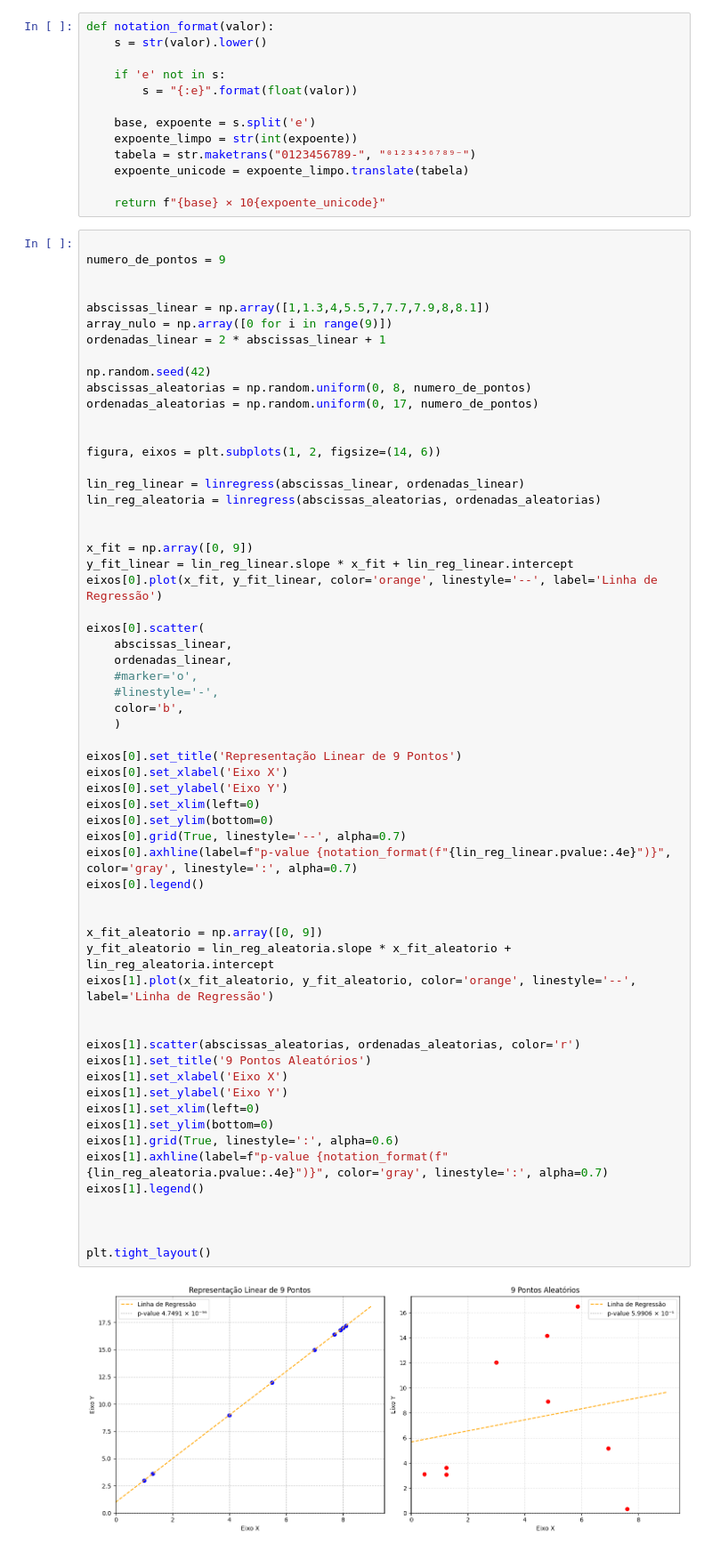
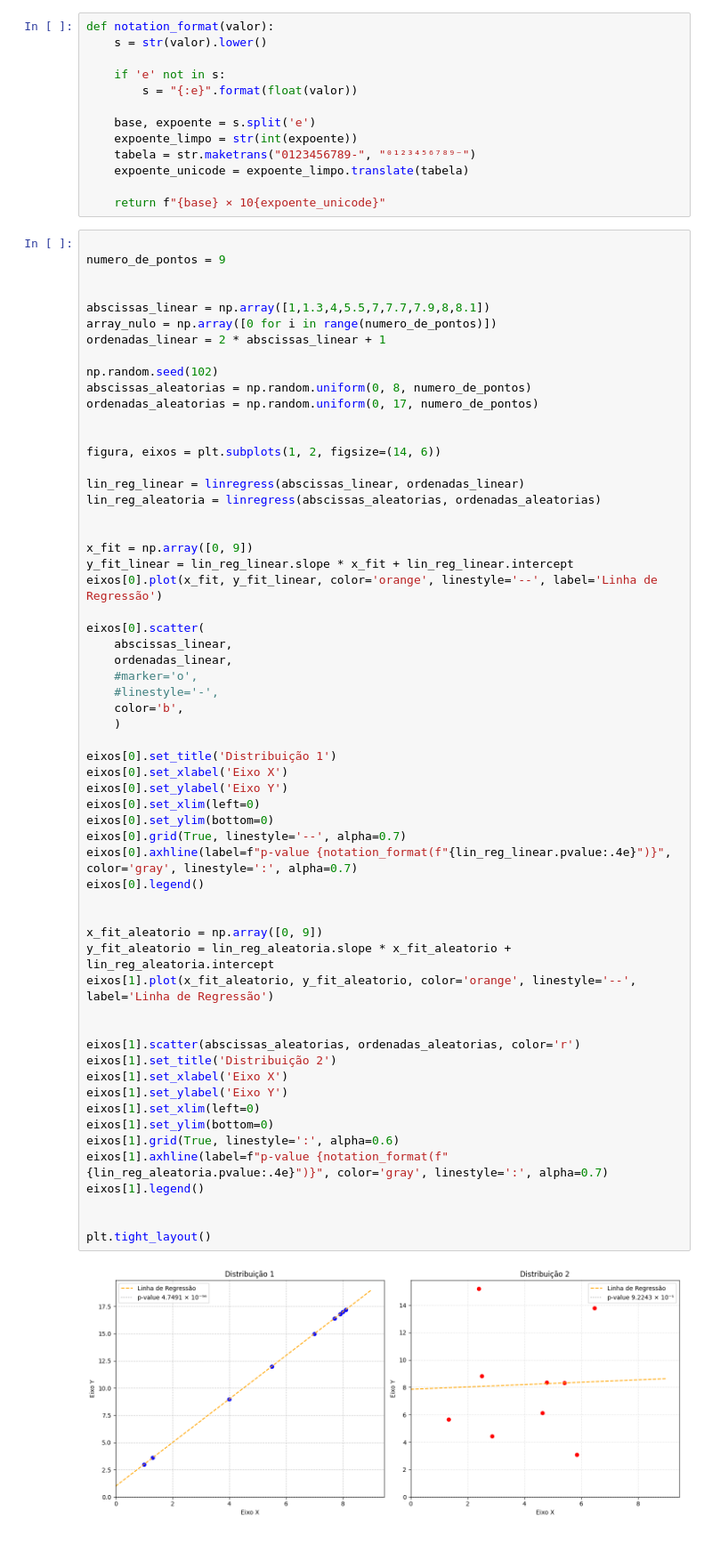
Before and after one commit to PedroMends30/matematica-computacional, a Jupyter notebook: Atividade_2.2_Mat_Comp.ipynb, the cells around one changed output. Shown at 89% size. Saved outputs shown, nothing was run; the diff lists cells and outputs as text.

```diff
--- a/Atividade_2.2_Mat_Comp.ipynb
+++ b/Atividade_2.2_Mat_Comp.ipynb
@@ -28,10 +28,10 @@ numero_de_pontos = 9
 
 
 abscissas_linear = np.array([1,1.3,4,5.5,7,7.7,7.9,8,8.1])
-array_nulo = np.array([0 for i in range(9)])
+array_nulo = np.array([0 for i in range(numero_de_pontos)])
 ordenadas_linear = 2 * abscissas_linear + 1
 
-np.random.seed(42)
+np.random.seed(102)
 abscissas_aleatorias = np.random.uniform(0, 8, numero_de_pontos)
 ordenadas_aleatorias = np.random.uniform(0, 17, numero_de_pontos)
 
@@ -53,34 +53,33 @@ eixos[0].scatter(
     #linestyle='-',
     color='b',
     )
 
-eixos[0].set_title('Representação Linear de 9 Pontos')
+eixos[0].set_title('Distribuição 1')
 eixos[0].set_xlabel('Eixo X')
 eixos[0].set_ylabel('Eixo Y')
 eixos[0].set_xlim(left=0)
 eixos[0].set_ylim(bottom=0)
 eixos[0].grid(True, linestyle='--', alpha=0.7)
 eixos[0].axhline(label=f"p-value {notation_format(f"{lin_reg_linear.pvalue:.4e}")}", color='gray', linestyle=':', alpha=0.7)
 eixos[0].legend()
 
 
 x_fit_aleatorio = np.array([0, 9])
 y_fit_aleatorio = lin_reg_aleatoria.slope * x_fit_aleatorio + lin_reg_aleatoria.intercept
 eixos[1].plot(x_fit_aleatorio, y_fit_aleatorio, color='orange', linestyle='--', label='Linha de Regressão')
 
 
 eixos[1].scatter(abscissas_aleatorias, ordenadas_aleatorias, color='r')
-eixos[1].set_title('9 Pontos Aleatórios')
+eixos[1].set_title('Distribuição 2')
 eixos[1].set_xlabel('Eixo X')
 eixos[1].set_ylabel('Eixo Y')
 eixos[1].set_xlim(left=0)
 eixos[1].set_ylim(bottom=0)
 eixos[1].grid(True, linestyle=':', alpha=0.6)
 eixos[1].axhline(label=f"p-value {notation_format(f"{lin_reg_aleatoria.pvalue:.4e}")}", color='gray', linestyle=':', alpha=0.7)
 eixos[1].legend()
 
 
-
 plt.tight_layout()
 # %% [output]
-[figure, old version]
+[figure, new version]
```
Also changed, not shown: parts of 16 cells of this notebook.
